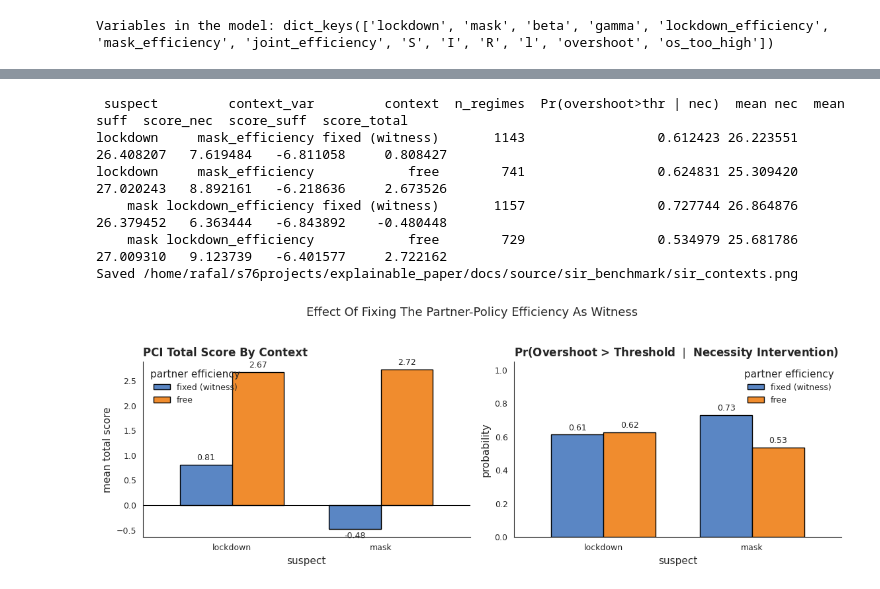
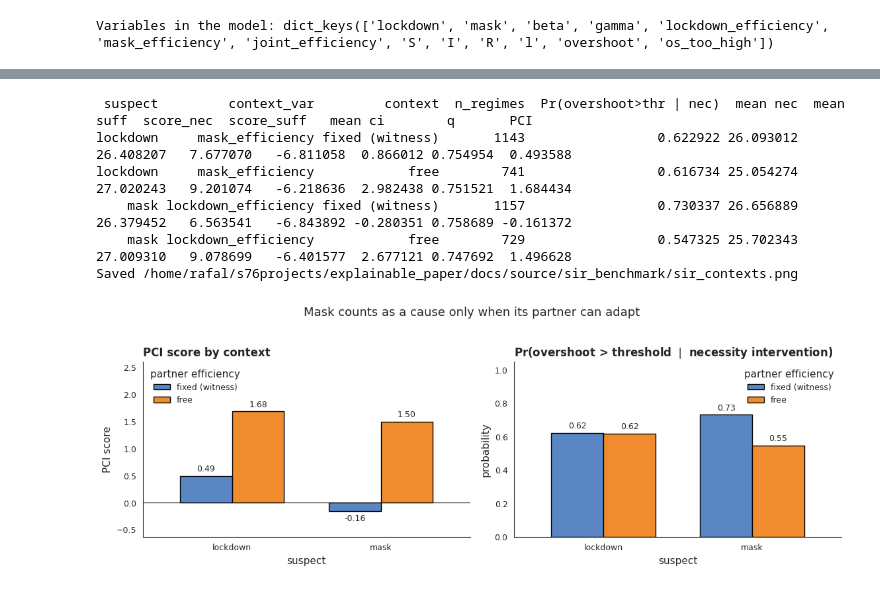
Before and after one commit to rfl-urbaniak/explainable_paper, a Jupyter notebook: docs/source/sir_benchmark.ipynb, the cells around one changed output, grey strips where cells are left out. Cells and saved outputs as stored; diff of their text form; code cells hidden in the pictures.

```diff
--- a/docs/source/sir_benchmark.ipynb
+++ b/docs/source/sir_benchmark.ipynb
@@ -377,8 +328,8 @@ print("Variables in the model:", samples.keys())
 # %% [output]
 Variables in the model: dict_keys(['lockdown', 'mask', 'beta', 'gamma', 'lockdown_efficiency', 'mask_efficiency', 'joint_efficiency', 'S', 'I', 'R', 'l', 'overshoot', 'os_too_high'])
 # %%
-# Figure 1: but-for analysis — SIR trajectories and overshoot distributions
-# 4 scenarios x 2 panels (trajectory on left, overshoot histogram on right).
+# Figure 1: but-for analysis, 4 scenarios x 2 panels
+# (trajectory on the left, overshoot histogram on the right).
 # The "stochastic" prior-mixture case is dropped from this figure for clarity.
 
 # SIR palette (color-blind safe).
@@ -404,10 +355,10 @@ def _add_traj(preds, ax, color, label):
 
 
 scenarios = [
-    ("No Interventions", unintervened_samples),
-    ("Both Interventions", intervened_samples),
-    ("Lockdown Only", lockdown_samples),
-    ("Mask Only", mask_samples),
+    ("no interventions", unintervened_samples),
+    ("both interventions", intervened_samples),
+    ("lockdown only", lockdown_samples),
+    ("mask only", mask_samples),
 ]
 
 n_rows = len(scenarios)
@@ -458,7 +409,7 @@ for i, (label, samples_i) in enumerate(scenarios):
         label=f"threshold ({overshoot_threshold})",
     )
     ax_hist.set_title(
-        f"Pr(Overshoot > {overshoot_threshold}) = {pr_too_high:.2f}",
+        f"Pr(overshoot > {overshoot_threshold}) = {pr_too_high:.2f}",
         loc="right",
     )
     ax_hist.set_xlim(hist_lo, hist_hi)
@@ -468,7 +419,8 @@ for i, (label, samples_i) in enumerate(scenarios):
         ax_hist.legend(loc="upper right", frameon=False)
 
 fig.suptitle(
-    "But-For Analysis: SIR Trajectories And Overshoot Distributions",
+    "Enacting a policy raises the overshoot, and the three "
+    "intervention regimes look alike",
     fontsize=13,
     y=1.005,
 )
@@ -1447,6 +1521,12 @@ for suspect_name, ctx_var in contexts:
             antecedent_regimes={suspect_name: True},
             witness_regimes={suspect_name: False, ctx_var: ctx_flag},
         )
+        bucket = (
+            search_results.witness_indicators[ctx_var]
+            if ctx_flag
+            else ~search_results.witness_indicators[ctx_var]
+        )
+        n_bucket = int(bucket.sum().item())
         nec_t = sample["regime_necessity"]["overshoot"].detach().cpu().flatten()
         suff_t = sample["regime_sufficiency"]["overshoot"].detach().cpu().flatten()
         keep = ~(torch.isnan(nec_t) | torch.isnan(suff_t))
@@ -1467,11 +1547,18 @@ for suspect_name, ctx_var in contexts:
             score_total = float(torch.nanmean(scores["total"]).item())
             score_nec = float(torch.nanmean(scores["nec"]).item())
             score_suff = float(torch.nanmean(scores["suff"]).item())
+            # Each context is a different choice of Gamma, so the mass is taken
+            # within the bucket: of the regimes this Gamma can draw, the share
+            # that puts the suspect in the candidate cause set.
+            q_ctx = n_kept / n_bucket if n_bucket else float("nan")
+            pci = q_ctx**2 * score_total
         else:
             pr_too_high_nec = float("nan")
             mean_nec = float("nan")
             mean_suff = float("nan")
             score_total = float("nan")
+            q_ctx = float("nan")
+            pci = float("nan")
             score_nec = float("nan")
             score_suff = float("nan")
         ctx_rows.append(
@@ -1485,7 +1572,9 @@ for suspect_name, ctx_var in contexts:
                 "mean suff": mean_suff,
                 "score_nec": score_nec,
                 "score_suff": score_suff,
-                "score_total": score_total,
+                "mean ci": score_total,
+                "q": q_ctx,
+                "PCI": pci,
             }
         )
 
@@ -1496,7 +1585,7 @@ CONTEXT_COLORS = {"fixed (witness)": "#5a86c4", "free": "#f08c2e"}
 
 fig, axs = plt.subplots(1, 2, figsize=(11.5, 4))
 
-score_pivot = ctx_df.pivot(index="suspect", columns="context", values="score_total")
+score_pivot = ctx_df.pivot(index="suspect", columns="context", values="PCI")
 score_pivot = score_pivot[["fixed (witness)", "free"]]
 ax_score = score_pivot.plot(
     kind="bar",
@@ -1509,11 +1598,18 @@ ax_score = score_pivot.plot(
 for container in ax_score.containers:
     ax_score.bar_label(container, fmt="%.2f", padding=3, fontsize=9)
 axs[0].axhline(0, color="black", linewidth=0.8)
-axs[0].set_title("PCI Total Score By Context", loc="left", fontweight="bold")
-axs[0].set_ylabel("mean total score")
+axs[0].set_title("PCI score by context", loc="left", fontweight="bold")
+axs[0].set_ylabel("PCI score")
 axs[0].set_xlabel("suspect")
 axs[0].tick_params(axis="x", rotation=0)
-axs[0].legend(title="partner efficiency", frameon=False)
+# Headroom at both ends so the bar labels clear the axis line, and finite-only so
+# an empty smoke-run bucket cannot hand set_ylim a NaN.
+score_finite = score_pivot.to_numpy()[np.isfinite(score_pivot.to_numpy())]
+score_top = float(score_finite.max()) if score_finite.size else 1.0
+score_bottom = float(score_finite.min()) if score_finite.size else 0.0
+score_span = max(abs(score_top), abs(score_bottom), 0.1)
+axs[0].set_ylim(bottom=min(0.0, score_bottom) - 0.28 * score_span, top=score_top * 1.55)
+axs[0].legend(title="partner efficiency", frameon=False, loc="upper left")
 
 pr_pivot = ctx_df.pivot(
     index="suspect", columns="context", values="Pr(overshoot>thr | nec)"
@@ -1525,41 +1621,41 @@ ax_pr = pr_pivot.plot(
     color=[CONTEXT_COLORS["fixed (witness)"], CONTEXT_COLORS["free"]],
     edgecolor="black",
     width=0.7,
     legend=False,
 )
 for container in ax_pr.containers:
     ax_pr.bar_label(container, fmt="%.2f", padding=3, fontsize=9)
 axs[1].set_title(
-    r"Pr(Overshoot > Threshold $\mid$ Necessity Intervention)",
+    r"Pr(overshoot > threshold $\mid$ necessity intervention)",
     loc="left",
     fontweight="bold",
 )
 axs[1].set_ylabel("probability")
 axs[1].set_xlabel("suspect")
 axs[1].set_ylim(0, 1.05)
 axs[1].tick_params(axis="x", rotation=0)
 axs[1].legend(title="partner efficiency", frameon=False)
 
 fig.suptitle(
-    "Effect Of Fixing The Partner-Policy Efficiency As Witness",
+    "Mask counts as a cause only when its partner can adapt",
     fontsize=13,
     y=1.02,
 )
 plt.tight_layout()
 sns.despine()
 
 if not smoke_test:
     os.makedirs(fig_dir, exist_ok=True)
     fig.savefig(os.path.join(fig_dir, "sir_contexts.png"))
     print(f"Saved {os.path.join(fig_dir, 'sir_contexts.png')}")
 # %% [output]
- suspect         context_var         context  n_regimes  Pr(overshoot>thr | nec)  mean nec  mean suff  score_nec  score_suff  score_total
-lockdown     mask_efficiency fixed (witness)       1143                 0.612423 26.223551  26.408207   7.619484   -6.811058     0.808427
-lockdown     mask_efficiency            free        741                 0.624831 25.309420  27.020243   8.892161   -6.218636     2.673526
-    mask lockdown_efficiency fixed (witness)       1157                 0.727744 26.864876  26.379452   6.363444   -6.843892    -0.480448
-    mask lockdown_efficiency            free        729                 0.534979 25.681786  27.009310   9.123739   -6.401577     2.722162
+ suspect         context_var         context  n_regimes  Pr(overshoot>thr | nec)  mean nec  mean suff  score_nec  score_suff   mean ci        q       PCI
+lockdown     mask_efficiency fixed (witness)       1143                 0.622922 26.093012  26.408207   7.677070   -6.811058  0.866012 0.754954  0.493588
+lockdown     mask_efficiency            free        741                 0.616734 25.054274  27.020243   9.201074   -6.218636  2.982438 0.751521  1.684434
+    mask lockdown_efficiency fixed (witness)       1157                 0.730337 26.656889  26.379452   6.563541   -6.843892 -0.280351 0.758689 -0.161372
+    mask lockdown_efficiency            free        729                 0.547325 25.702343  27.009310   9.078699   -6.401577  2.677121 0.747692  1.496628
 Saved /home/rafal/s76projects/explainable_paper/docs/source/sir_benchmark/sir_contexts.png
-[figure, old version]
+[figure, new version]
 # %% [markdown]
 ## Conclusions
 
```
Also changed, not shown: parts of 31 cells of this notebook, 9 other files.
